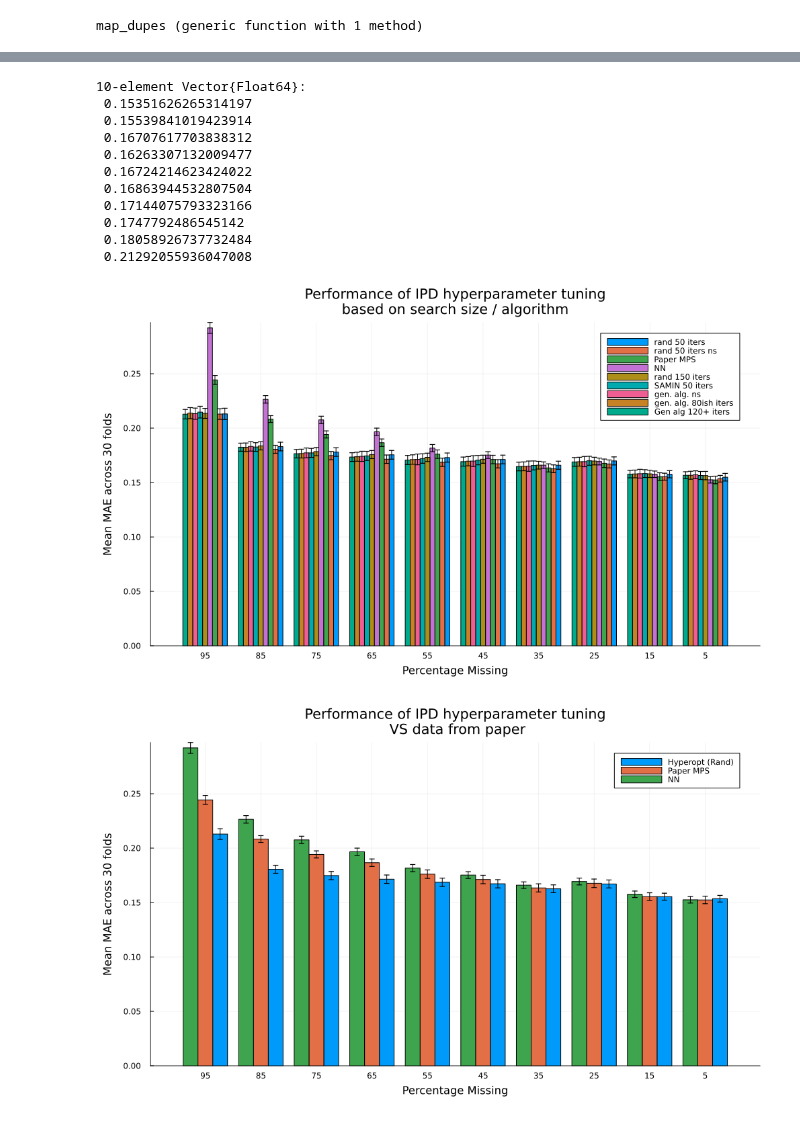
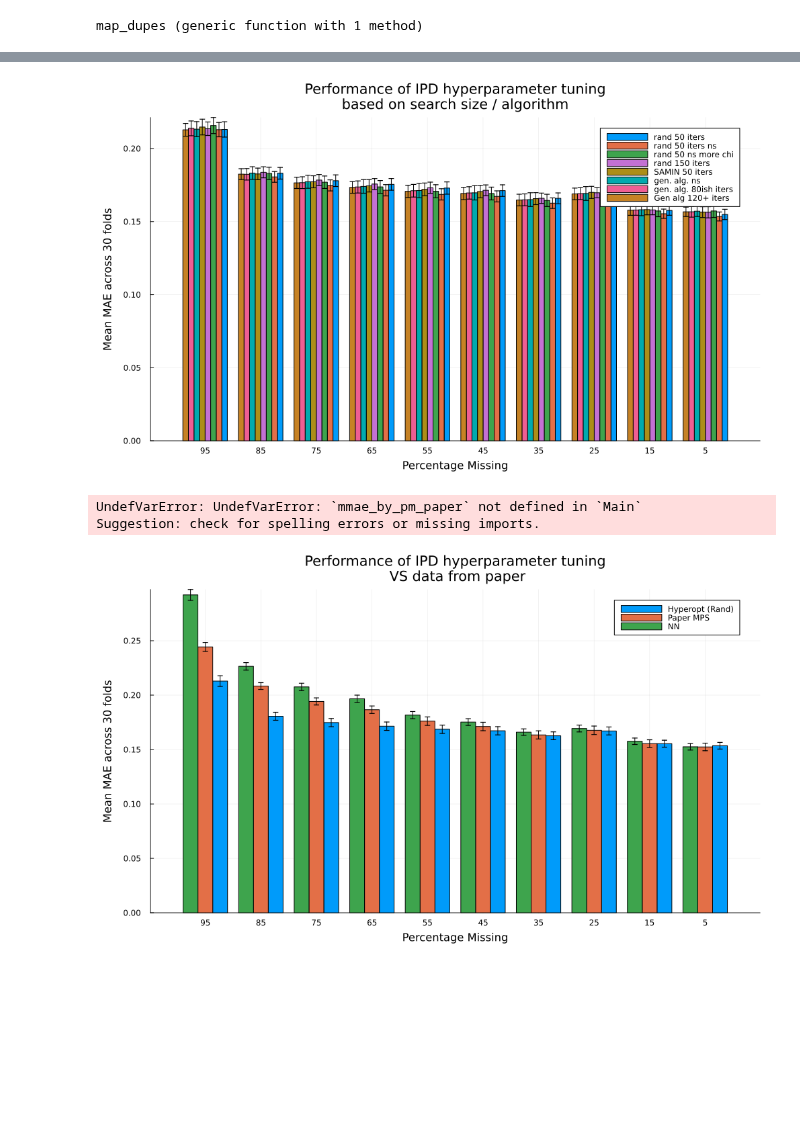
Before and after one commit to hugopstackhouse/MPSTime.jl, a Jupyter notebook: Folds/imp_results.ipynb, the cells around one changed output, grey strips where cells are left out. Saved outputs shown, nothing was run; the diff lists cells and outputs as text; code cells hidden in the pictures; blank space fills up the shorter version.

```diff
--- a/Folds/imp_results.ipynb
+++ b/Folds/imp_results.ipynb
@@ -135,6 +135,9 @@ res_g50ns = copy(res) |> values |> collect
 @load "IPD/IPD_rand_50_full_no_s.jld2" res
 res_r50ns = copy(res)
 
+@load "IPD/IPD_rand_50_ns_more_chi.jld2" res
+res_r50ns_more_chi = copy(res) |> values |> collect
+
 # @load "IPD/IPD_opt_test.jld2" res
 # res_10 = copy(res)
 # %% [output]
@@ -183,6 +198,7 @@ pms = 5:10:95
 # res_by_pm_r10, std_by_pm_r10 = loss_by_pm(res_10, pms)
 res_by_pm_r50, std_by_pm_r50 = loss_by_pm(res_r50, pms)
 res_by_pm_r50ns, std_by_pm_r50ns = loss_by_pm(res_r50ns, pms)
+res_by_pm_r50ns_more_chi, std_by_pm_r50ns_more_chi = loss_by_pm(res_r50ns_more_chi, pms)
 res_by_pm_s50, std_by_pm_s50 = loss_by_pm(res_s50, pms)
 res_by_pm_g50, std_by_pm_g50 = loss_by_pm(res_g50, pms)
 res_by_pm_g50ns, std_by_pm_g50ns = loss_by_pm(res_g50ns, pms)
@@ -194,6 +210,7 @@ res_by_pm_r150, std_by_pm_r150 = loss_by_pm(res_r150, pms)
 # mmae_by_pm_r10 = mean.(res_by_pm_r10)
 mmae_by_pm_r50 = mean.(res_by_pm_r50)
 mmae_by_pm_r50ns = mean.(res_by_pm_r50ns)
+mmae_by_pm_r50ns_more_chi = mean.(res_by_pm_r50ns_more_chi)
 mmae_by_pm_s50 = mean.(res_by_pm_s50)
 mmae_by_pm_g50 = mean.(res_by_pm_g50)
 mmae_by_pm_g50ns = mean.(res_by_pm_g50ns)
@@ -210,27 +227,33 @@ mmae_by_pm_r150 = mean.(res_by_pm_r150)
 mmae_by_pms = mmae_by_pm_r50ns
 std_by_pms = std_by_pm_r50ns
 @save "IPD_josh.jld2" pms mmae_by_pms std_by_pms
-# %%
-mmae_by_pms
-# %% [output]
-10-element Vector{Float64}:
- 0.15351626265314197
- 0.15539841019423914
- 0.16707617703838312
- 0.16263307132009477
- 0.16724214623424022
- 0.16863944532807504
- 0.17144075793323166
- 0.1747792486545142
- 0.18058926737732484
- 0.21292055936047008
+# %%
+groupedbar(
+    pms,
+    [ mmae_by_pm_r50 mmae_by_pm_r50ns mmae_by_pm_r50ns_more_chi mmae_by_pm_r150 mmae_by_pm_s50 mmae_by_pm_g50ns mmae_by_pm_g50 mmae_by_pm_g120  ];
+    yerr =1.96 .* [ std_by_pm_r50 std_by_pm_r50ns std_by_pm_r50ns_more_chi std_by_pm_r150  std_by_pm_s50 std_by_pm_g50ns *sqrt(30/25) std_by_pm_g50 std_by_pm_g120  ] ./sqrt(30),
+    xticks = pms,
+    labels=["rand 50 iters" "rand 50 iters ns" "rand 50 ns more chi" "rand 150 iters" "SAMIN 50 iters" "gen. alg. ns" "gen. alg. 80ish iters" "Gen alg 120+ iters" ],
+    legend=:topright,
+    size=(1000,600),
+    bottom_margin=5mm,
+    left_margin=5mm,
+    top_margin=5mm
+)
+xflip!(true)
+xlabel!("Percentage Missing")
+ylabel!("Mean MAE across 30 folds")
+title!("Performance of IPD hyperparameter tuning\nbased on search size / algorithm")
+# savefig("ipd2.svg")
+# %% [output]
+[figure, added]
 # %%
 groupedbar(
     pms,
-    [ mmae_by_pm_r50 mmae_by_pm_r50ns mmae_by_pm_paper mmae_by_pm_nn mmae_by_pm_r150 mmae_by_pm_s50 mmae_by_pm_g50ns mmae_by_pm_g50 mmae_by_pm_g120  ];
-    yerr =1.96 .* [ std_by_pm_r50 std_by_pm_r50ns std_by_pm_paper std_by_pm_nn std_by_pm_r150  std_by_pm_s50 std_by_pm_g50ns *sqrt(30/25) std_by_pm_g50 std_by_pm_g120  ] ./sqrt(30),
+    [ mmae_by_pm_r50 mmae_by_pm_r50ns mmae_by_pm_r50ns_more_chi mmae_by_pm_paper mmae_by_pm_nn mmae_by_pm_r150 mmae_by_pm_s50 mmae_by_pm_g50ns mmae_by_pm_g50 mmae_by_pm_g120  ];
+    yerr =1.96 .* [ std_by_pm_r50 std_by_pm_r50ns std_by_pm_r50ns_more_chi std_by_pm_paper std_by_pm_nn std_by_pm_r150  std_by_pm_s50 std_by_pm_g50ns *sqrt(30/25) std_by_pm_g50 std_by_pm_g120  ] ./sqrt(30),
     xticks = pms,
-    labels=["rand 50 iters" "rand 50 iters ns" "Paper MPS" "NN" "rand 150 iters" "SAMIN 50 iters" "gen. alg. ns" "gen. alg. 80ish iters" "Gen alg 120+ iters" ],
+    labels=["rand 50 iters" "rand 50 iters ns" "rand 50 ns more chi" "Paper MPS" "NN" "rand 150 iters" "SAMIN 50 iters" "gen. alg. ns" "gen. alg. 80ish iters" "Gen alg 120+ iters" ],
     legend=:topright,
     size=(1000,600),
     bottom_margin=5mm,
@@ -243,7 +266,8 @@ ylabel!("Mean MAE across 30 folds")
 title!("Performance of IPD hyperparameter tuning\nbased on search size / algorithm")
 # savefig("ipd2.svg")
 # %% [output]
-[figure, removed]
+UndefVarError: UndefVarError: `mmae_by_pm_paper` not defined in `Main`
+Suggestion: check for spelling errors or missing imports.
 # %%
 groupedbar(
     pms,
```
Also changed, not shown: parts of 4 cells of this notebook, 4 other files.
